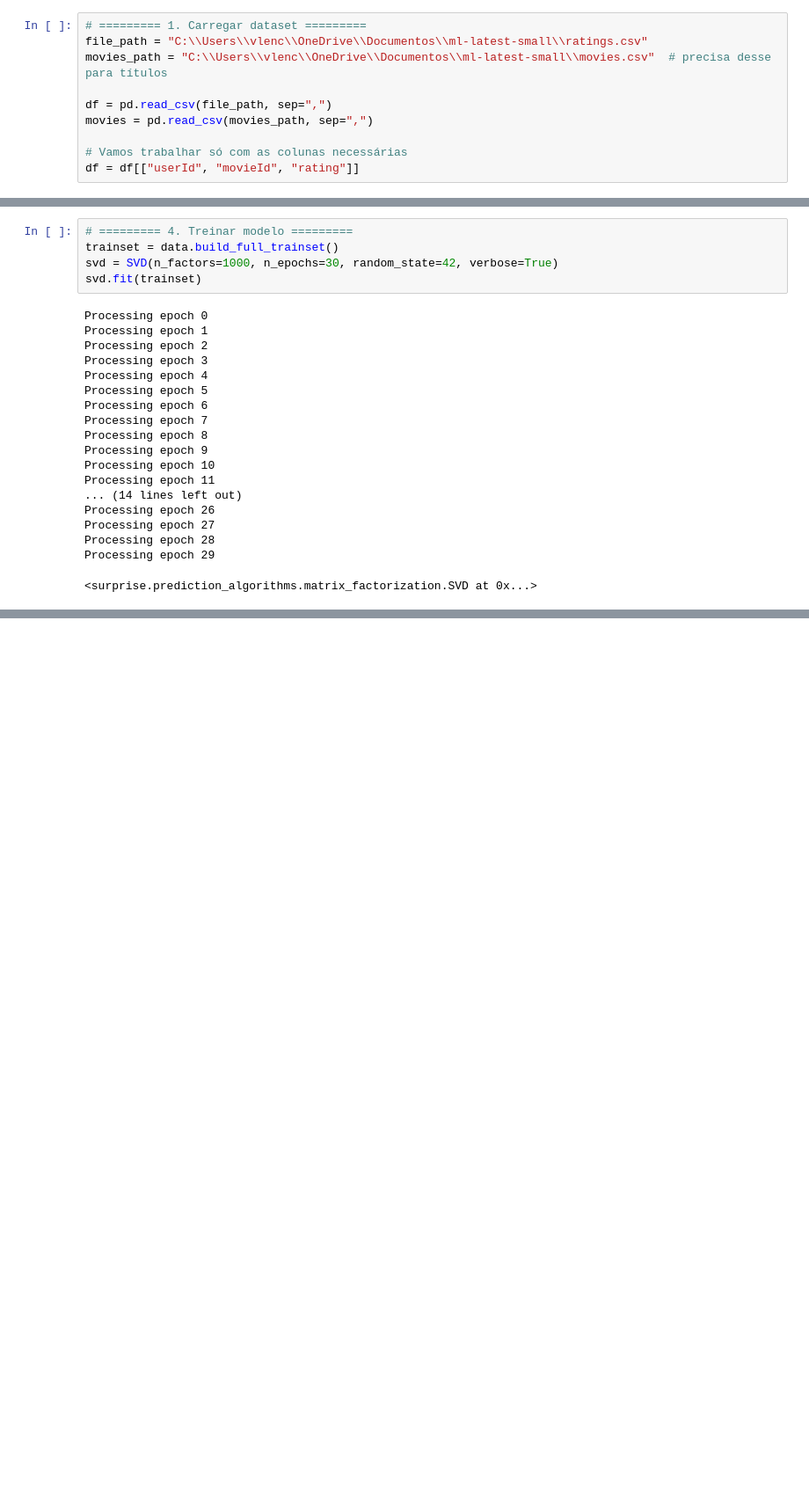
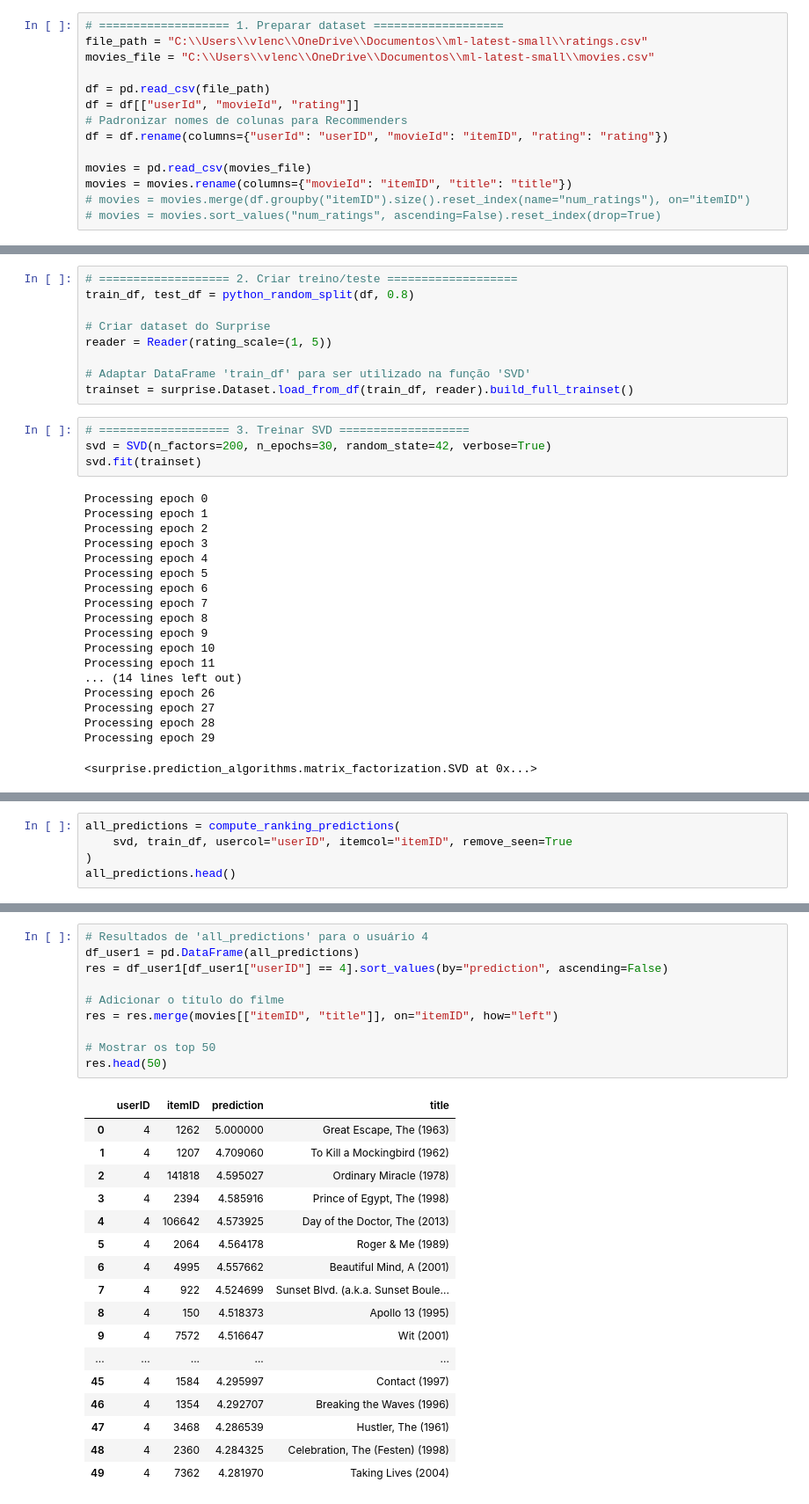
Before and after one commit to vlenci/notebooks-tcc, a Jupyter notebook: teste.ipynb, the cells around one changed output, grey strips where cells are left out. Shown at 88% size. Saved outputs shown, nothing was run; the diff lists cells and outputs as text; blank space fills up the shorter version.

Commit message:
feat: add 'teste.ipynb' with section 7 fold in

```diff
--- a/teste.ipynb
+++ b/teste.ipynb
@@ -147,10 +15,14 @@ from collections import defaultdict
 # %%
-# ========= 1. Carregar dataset =========
+# =================== 1. Preparar dataset ===================
 file_path = "C:\\Users\\vlenc\\OneDrive\\Documentos\\ml-latest-small\\ratings.csv"
-movies_path = "C:\\Users\\vlenc\\OneDrive\\Documentos\\ml-latest-small\\movies.csv"  # precisa desse para títulos
+movies_file = "C:\\Users\\vlenc\\OneDrive\\Documentos\\ml-latest-small\\movies.csv"
 
-df = pd.read_csv(file_path, sep=",")
-movies = pd.read_csv(movies_path, sep=",")
+df = pd.read_csv(file_path)
+df = df[["userId", "movieId", "rating"]]
+# Padronizar nomes de colunas para Recommenders
+df = df.rename(columns={"userId": "userID", "movieId": "itemID", "rating": "rating"})
 
-# Vamos trabalhar só com as colunas necessárias
-df = df[["userId", "movieId", "rating"]]
+movies = pd.read_csv(movies_file)
+movies = movies.rename(columns={"movieId": "itemID", "title": "title"})
+# movies = movies.merge(df.groupby("itemID").size().reset_index(name="num_ratings"), on="itemID")
+# movies = movies.sort_values("num_ratings", ascending=False).reset_index(drop=True)
@@ -208,7 +29,15 @@ data = Dataset.load_from_df(df_final[["userId", "movieId", "rating"]], reader)
+# %%
+# =================== 2. Criar treino/teste ===================
+train_df, test_df = python_random_split(df, 0.8)
+
+# Criar dataset do Surprise
+reader = Reader(rating_scale=(1, 5))
+
+# Adaptar DataFrame 'train_df' para ser utilizado na função 'SVD'
+trainset = surprise.Dataset.load_from_df(train_df, reader).build_full_trainset()
 # %%
-# ========= 4. Treinar modelo =========
-trainset = data.build_full_trainset()
-svd = SVD(n_factors=1000, n_epochs=30, random_state=42, verbose=True)
+# =================== 3. Treinar SVD ===================
+svd = SVD(n_factors=200, n_epochs=30, random_state=42, verbose=True)
 svd.fit(trainset)
 # %% [output]
 Processing epoch 0
@@ -264,0 +72,5 @@ for pred in top_10:
+# %%
+all_predictions = compute_ranking_predictions(
+    svd, train_df, usercol="userID", itemcol="itemID", remove_seen=True
+)
+all_predictions.head()
@@ -264,0 +175,28 @@ for pred in top_10:
+# %%
+# Resultados de 'all_predictions' para o usuário 4
+df_user1 = pd.DataFrame(all_predictions)
+res = df_user1[df_user1["userID"] == 4].sort_values(by="prediction", ascending=False)
+
+# Adicionar o título do filme
+res = res.merge(movies[["itemID", "title"]], on="itemID", how="left")
+
+# Mostrar os top 50
+res.head(50)
+# %% [output]
+|  | userID | itemID | prediction | title |
+| 0 | 4 | 1262 | 5.000000 | Great Escape, The (1963) |
+| 1 | 4 | 1207 | 4.709060 | To Kill a Mockingbird (1962) |
+| 2 | 4 | 141818 | 4.595027 | Ordinary Miracle (1978) |
+| 3 | 4 | 2394 | 4.585916 | Prince of Egypt, The (1998) |
+| 4 | 4 | 106642 | 4.573925 | Day of the Doctor, The (2013) |
+| 5 | 4 | 2064 | 4.564178 | Roger & Me (1989) |
+| 6 | 4 | 4995 | 4.557662 | Beautiful Mind, A (2001) |
+| 7 | 4 | 922 | 4.524699 | Sunset Blvd. (a.k.a. Sunset Boule... |
+| 8 | 4 | 150 | 4.518373 | Apollo 13 (1995) |
+| 9 | 4 | 7572 | 4.516647 | Wit (2001) |
+| ... | ... | ... | ... | ... |
+| 45 | 4 | 1584 | 4.295997 | Contact (1997) |
+| 46 | 4 | 1354 | 4.292707 | Breaking the Waves (1996) |
+| 47 | 4 | 3468 | 4.286539 | Hustler, The (1961) |
+| 48 | 4 | 2360 | 4.284325 | Celebration, The (Festen) (1998) |
+| 49 | 4 | 7362 | 4.281970 | Taking Lives (2004) |
```
Also changed, not shown: parts of 16 cells of this notebook, 2 other files.
